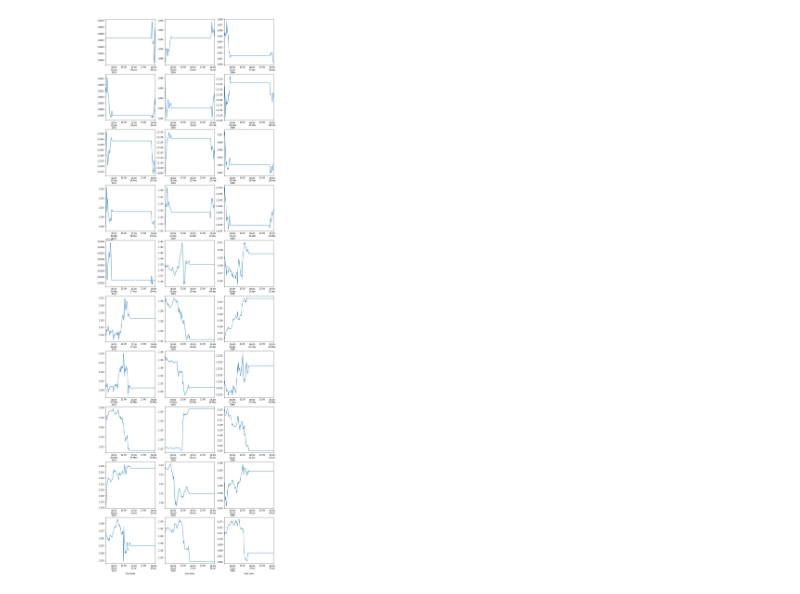
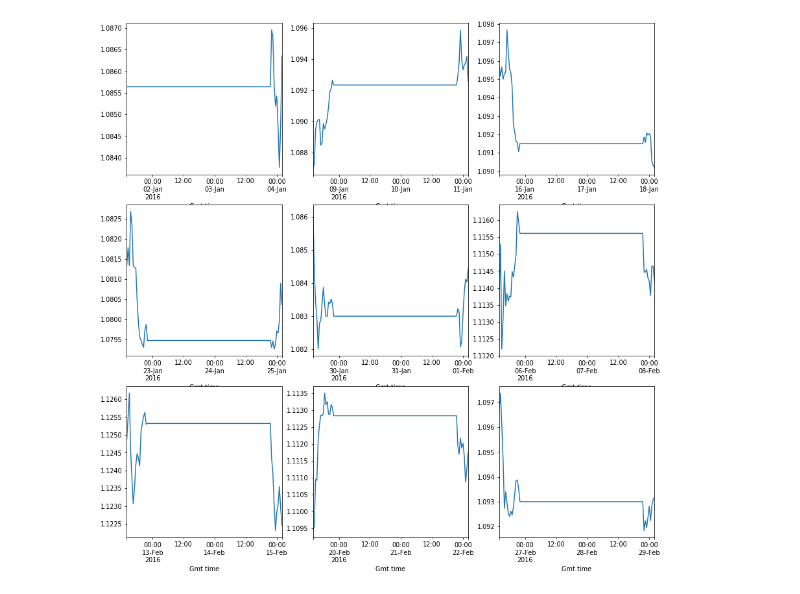
Before and after one commit to omittones/py-lib-machinelearning, a Jupyter notebook: src/jupyter/pattern-finder.ipynb, the cells around one changed output. Cells and saved outputs as stored; diff of their text form; code cells hidden in the pictures.

```diff
--- a/src/jupyter/pattern-finder.ipynb
+++ b/src/jupyter/pattern-finder.ipynb
@@ -38,19 +38,21 @@ start = datetime(2016, 1, 1)
 weekends = [start + timedelta(days=d) for d in range(0, 365)]
 weekends = [w for w in weekends if w.weekday() == 5]
 # %%
+"""Following code shows missing data points during or around weekends."""
+
 import matplotlib.pyplot as plt
 
-ROWS = 10
+ROWS = 3
 COLS = 3
 
 fig = plt.figure(figsize=(COLS * 5, ROWS * 5), dpi=70)
 for i, w in enumerate(weekends):
     if i >= ROWS * COLS:
         break
     f = w - timedelta(hours=10)
     t = w + timedelta(hours=50)
     axes = fig.add_subplot(ROWS, COLS, i + 1)
     display = prices[f : t]
     display.plot(ax = axes)
 # %% [output]
-[figure, old version]
+[figure, new version]
```
Also changed, not shown: parts of 1 cell of this notebook.
